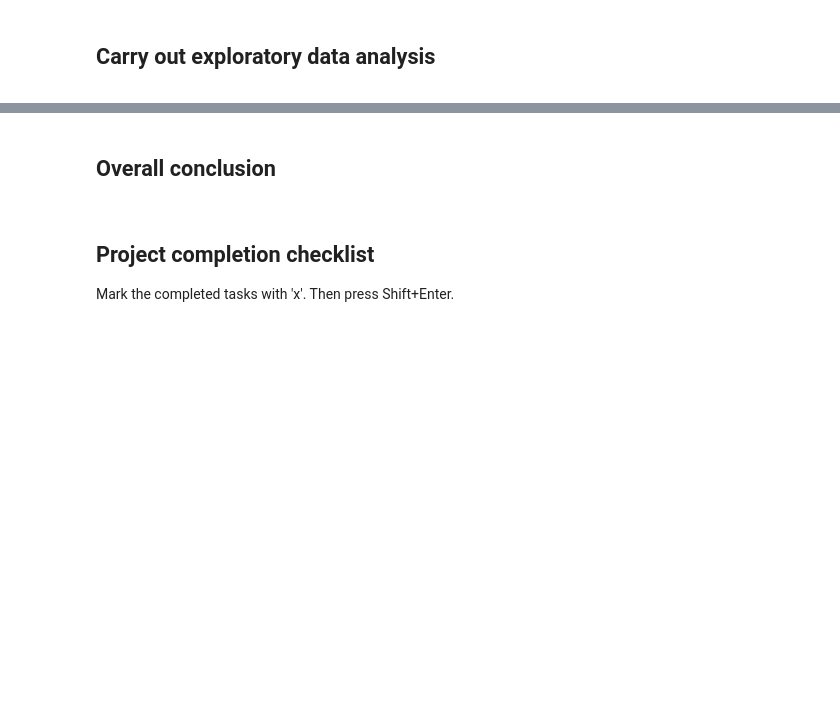
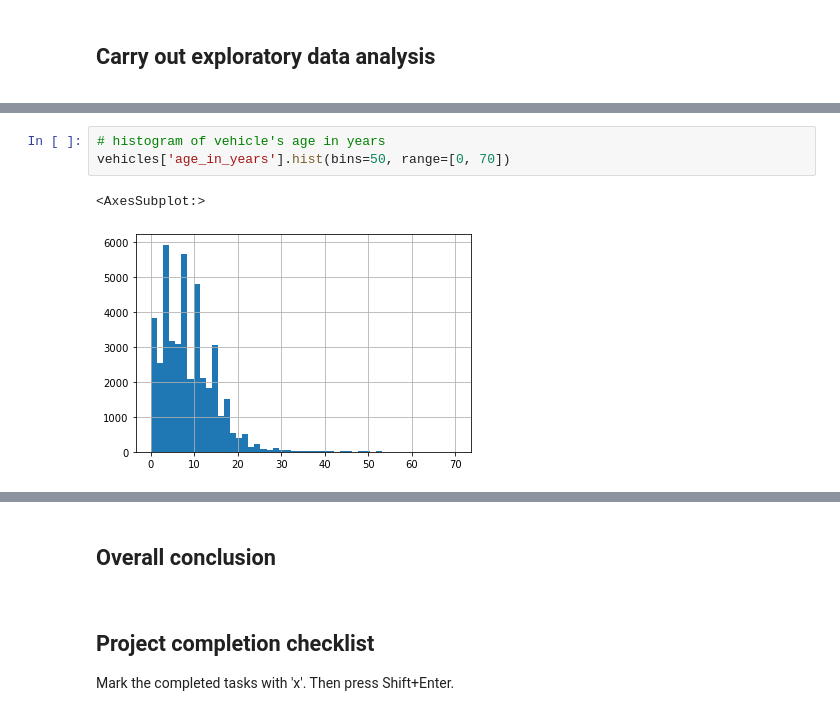
Before and after one commit to chuksoo/vehicle_price_analytics, a Jupyter notebook: car_sales_EDA.ipynb, the cells around one changed output, grey strips where cells are left out. Drawn from its saved outputs; the diff is of its cells as text; blank space fills up the shorter version.

```diff
--- a/car_sales_EDA.ipynb
+++ b/car_sales_EDA.ipynb
@@ -59,0 +474,6 @@ The objective of this project is to:
+# %%
+# histogram of vehicle's age in years
+vehicles['age_in_years'].hist(bins=50, range=[0, 70])
+# %% [output]
+<AxesSubplot:>
+[figure, added]
```
Also changed, not shown: parts of 75 cells of this notebook.
